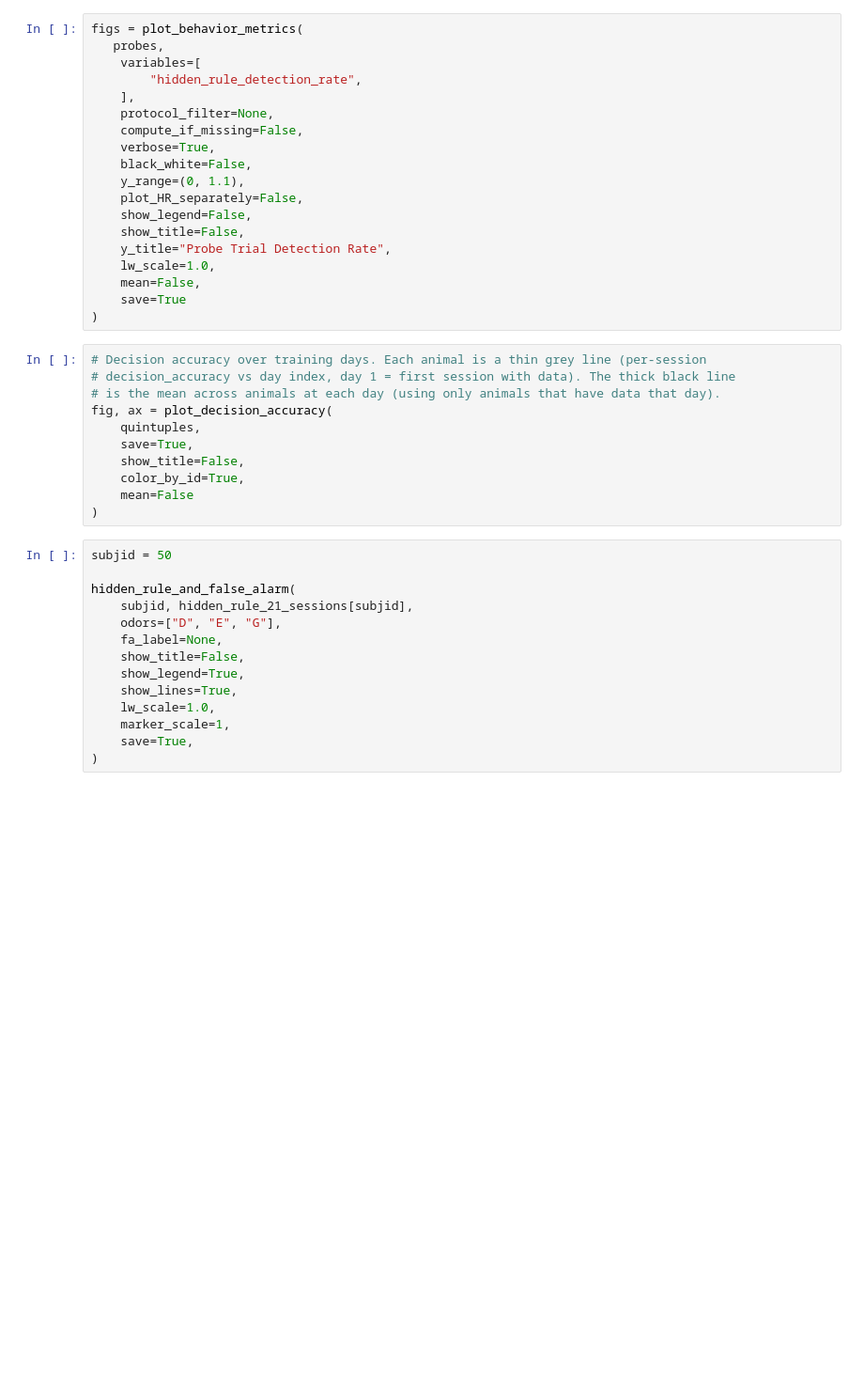
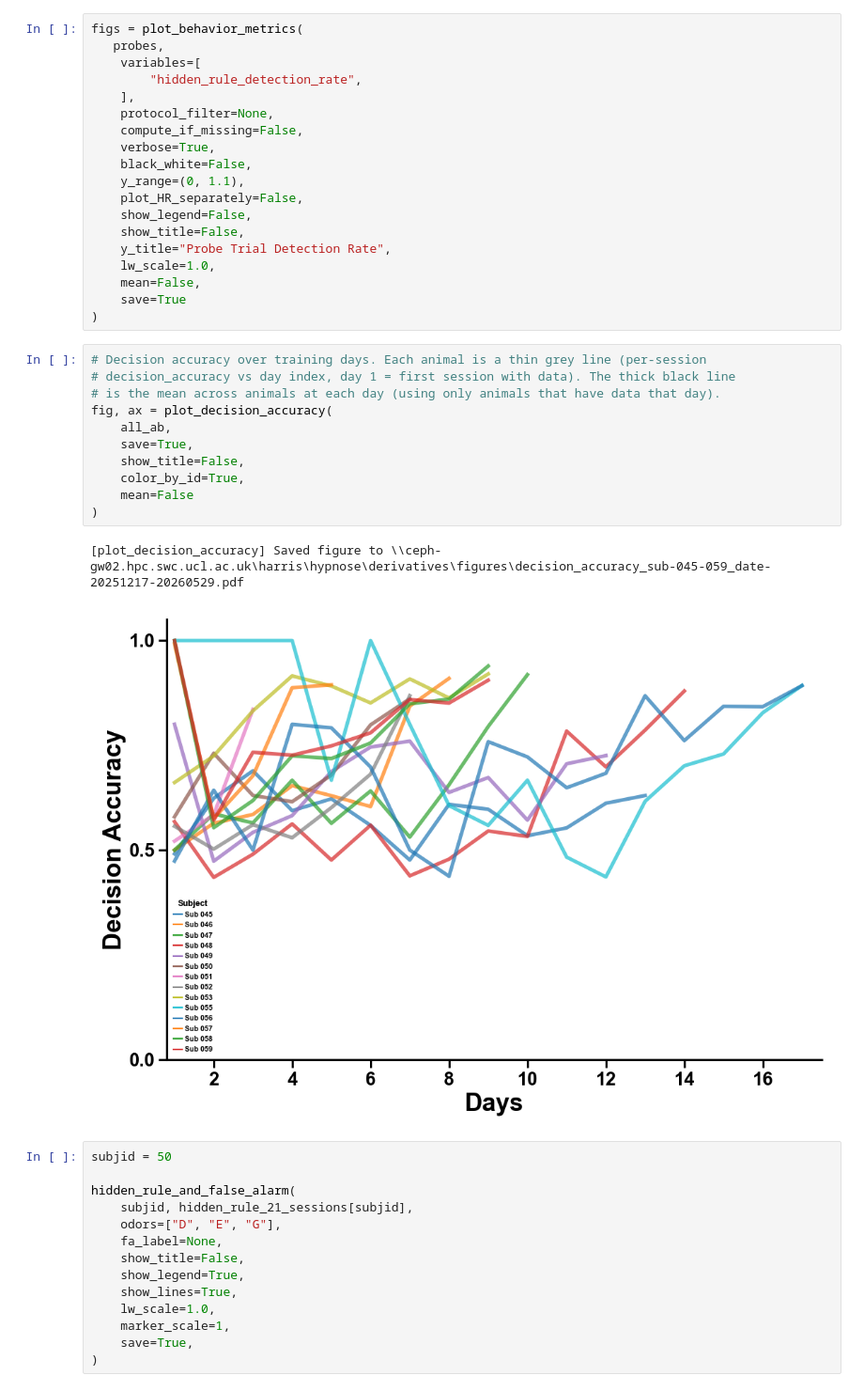
Before and after one commit to SainsburyWellcomeCentre/hypnose-analysis, a Jupyter notebook: notebooks/behavior_visualization.ipynb, the cells around one changed output. Shown at 94% size. Saved outputs shown, nothing was run; the diff lists cells and outputs as text; blank space fills up the shorter version.

```diff
--- a/notebooks/behavior_visualization.ipynb
+++ b/notebooks/behavior_visualization.ipynb
@@ -179,14 +182,17 @@ figs = plot_behavior_metrics(
 # %%
 # Decision accuracy over training days. Each animal is a thin grey line (per-session
 # decision_accuracy vs day index, day 1 = first session with data). The thick black line
 # is the mean across animals at each day (using only animals that have data that day).
 fig, ax = plot_decision_accuracy(
-    quintuples,
+    all_ab,
     save=True,
     show_title=False,
     color_by_id=True,
     mean=False
 )
+# %% [output]
+[plot_decision_accuracy] Saved figure to \\ceph-gw02.hpc.swc.ucl.ac.uk\harris\hypnose\derivatives\figures\decision_accuracy_sub-045-059_date-20251217-20260529.pdf
+[figure, added]
 # %%
 subjid = 50
 
```
Also changed, not shown: parts of 5 cells of this notebook, 4 other files.
